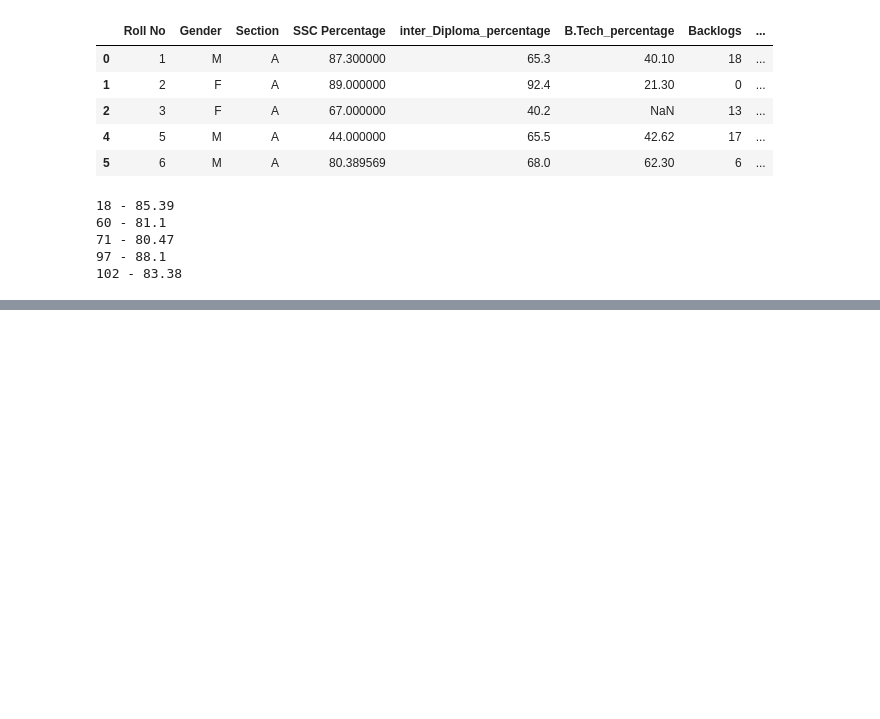
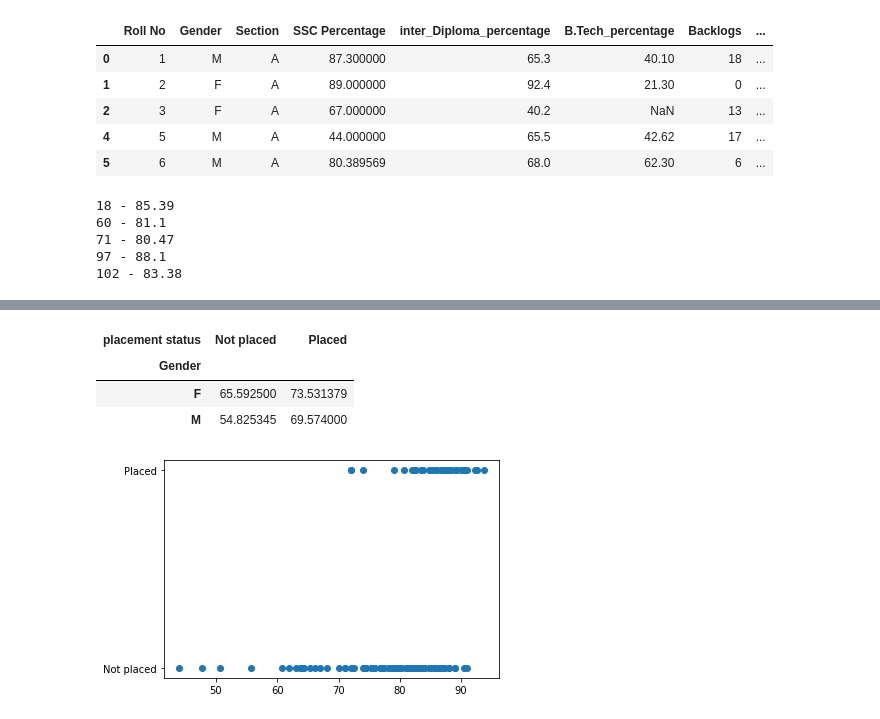
Before and after one commit to vlvsvenkat/DWDM, a Jupyter notebook: Pandas.ipynb, the cells around one changed output, grey strips where cells are left out. Drawn from its saved outputs; the diff is of its cells as text; code cells hidden in the pictures; blank space fills up the shorter version.

```diff
--- a/Pandas.ipynb
+++ b/Pandas.ipynb
@@ -289,0 +406,7 @@ for index,rows in df[df["B.Tech_percentage"]>=80].iterrows():
+# %%
+pd.pivot_table(df, values='B.Tech_percentage',index='Gender',columns='placement status',aggfunc=np.mean)
+# %% [output]
+| placement status | Not placed | Placed |
+| Gender |  |  |
+| F | 65.592500 | 73.531379 |
+| M | 54.825345 | 69.574000 |
@@ -289,0 +415,8 @@ for index,rows in df[df["B.Tech_percentage"]>=80].iterrows():
+# %%
+X=df[["Gender","Section","SSC Percentage","inter_Diploma_percentage","B.Tech_percentage","Backlogs","registered_for_ Placement_Training"]].values
+y=df["placement status"]
+X_train, X_test, y_train, y_test = train_test_split(X, y, test_size=0.2, random_state=10)
+plt.scatter(x, y)
+plt.show()
+# %% [output]
+[figure, added]
```
Also changed, not shown: parts of 16 cells of this notebook.
